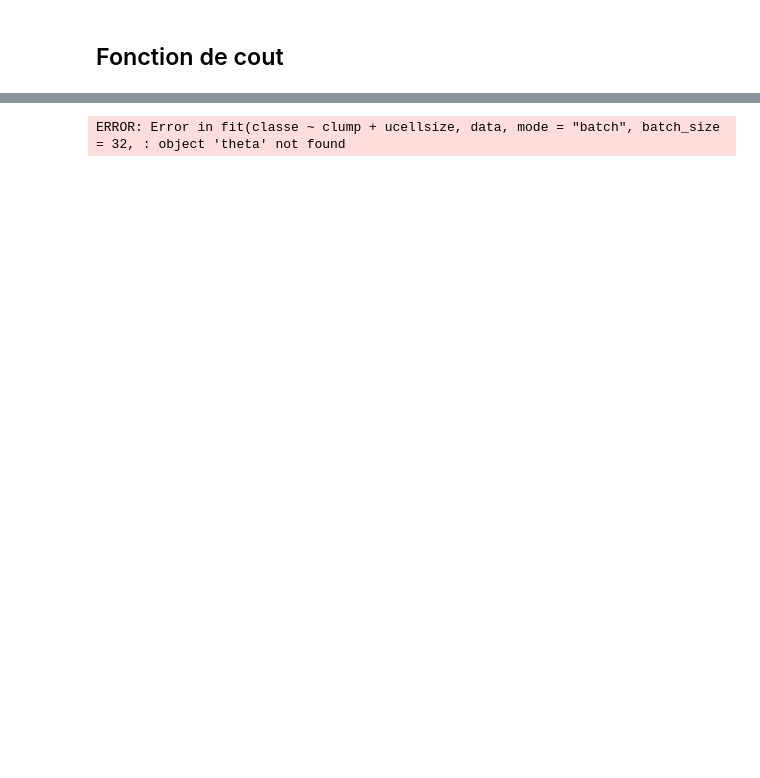
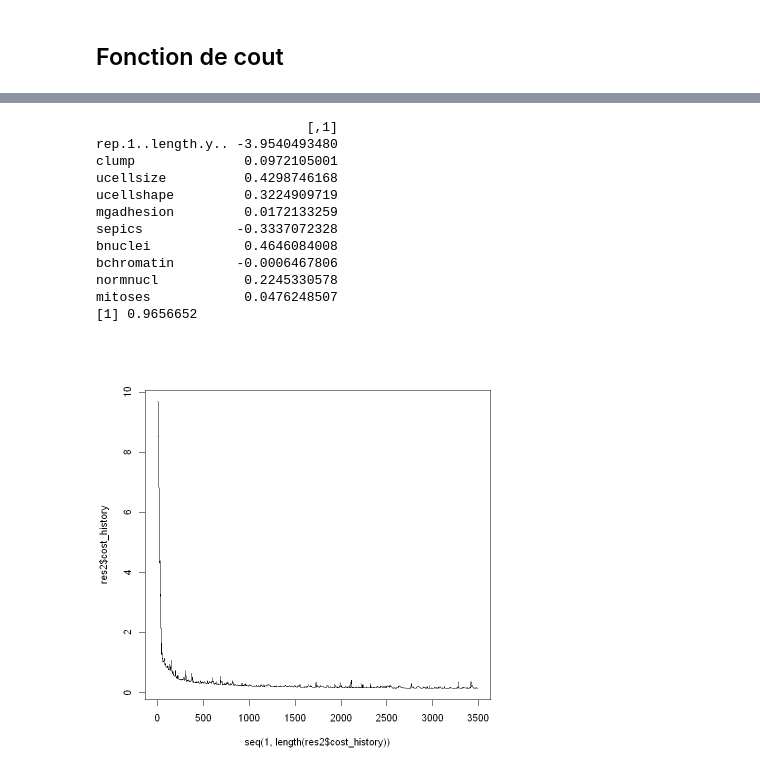
Before and after one commit to RomainDudoit/M2_RPackage, a Jupyter notebook: Notebook.ipynb, the cells around one changed output, grey strips where cells are left out. Saved outputs shown, nothing was run; the diff lists cells and outputs as text; code cells hidden in the pictures; blank space fills up the shorter version.

```diff
--- a/Notebook.ipynb
+++ b/Notebook.ipynb
@@ -302,12 +323,24 @@ ucellsize          1.1946776
 # %%
-res2 <- fit(classe ~ clump + ucellsize, data, mode = "batch", batch_size = 32, learning_rate = 0.1, n_iter = 500)
+res2 <- fit(classe ~ ., data, mode = "stochastic", batch_size = 32, learning_rate = 0.01, n_iter = 5)
 y_pred <- predict(res2$x, res2$theta)
 plot(seq(1, length(res2$cost_history)), res2$cost_history, type = "l")
 
 print(res2$theta)
 
 accuracy <- mean(y_pred == res2$y)
 print(accuracy)
 # %% [output]
-ERROR: Error in fit(classe ~ clump + ucellsize, data, mode = "batch", batch_size = 32, : object 'theta' not found
+                           [,1]
+rep.1..length.y.. -3.9540493480
+clump              0.0972105001
+ucellsize          0.4298746168
+ucellshape         0.3224909719
+mgadhesion         0.0172133259
+sepics            -0.3337072328
+bnuclei            0.4646084008
+bchromatin        -0.0006467806
+normnucl           0.2245330578
+mitoses            0.0476248507
+[1] 0.9656652
+[figure, added]
 # %%
```
Also changed, not shown: parts of 21 cells of this notebook.
